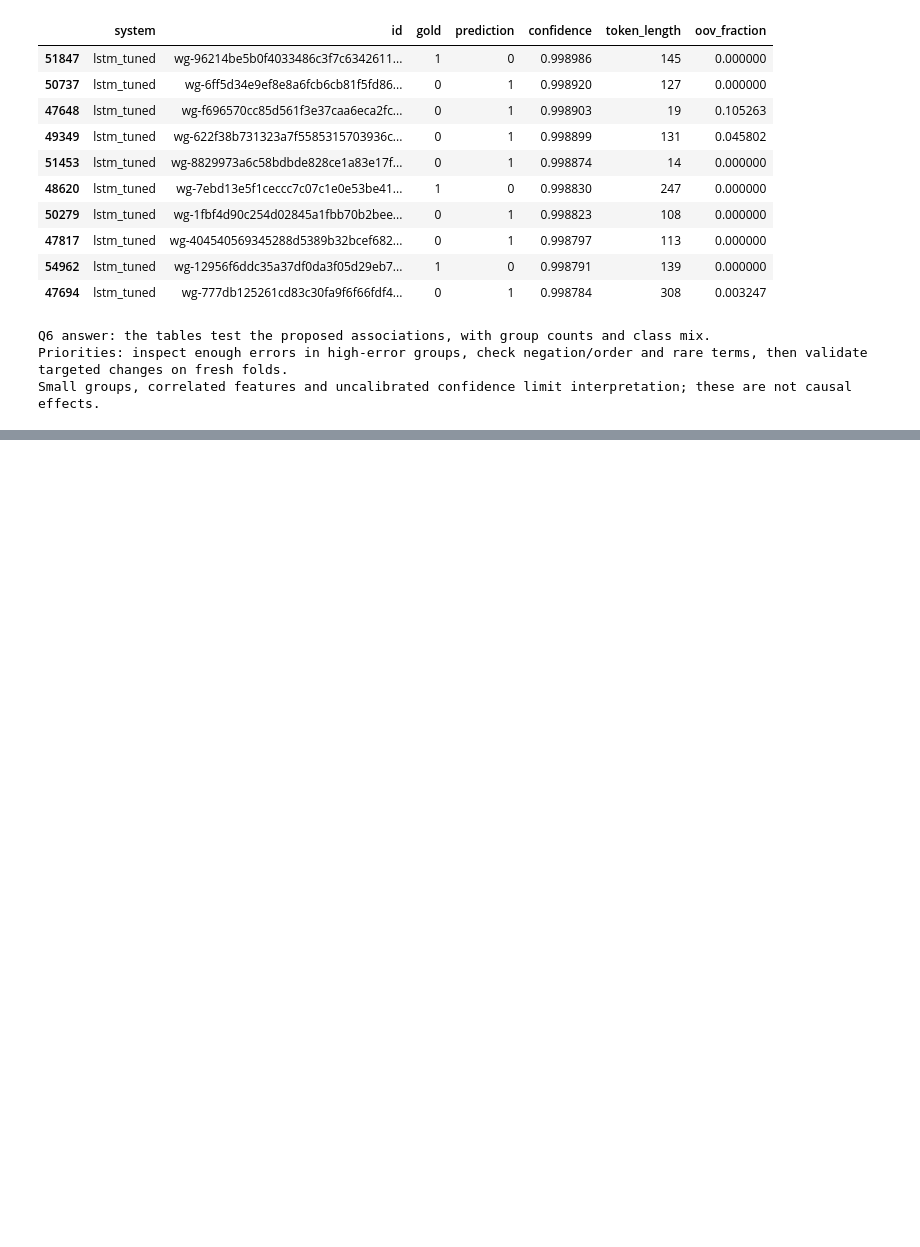
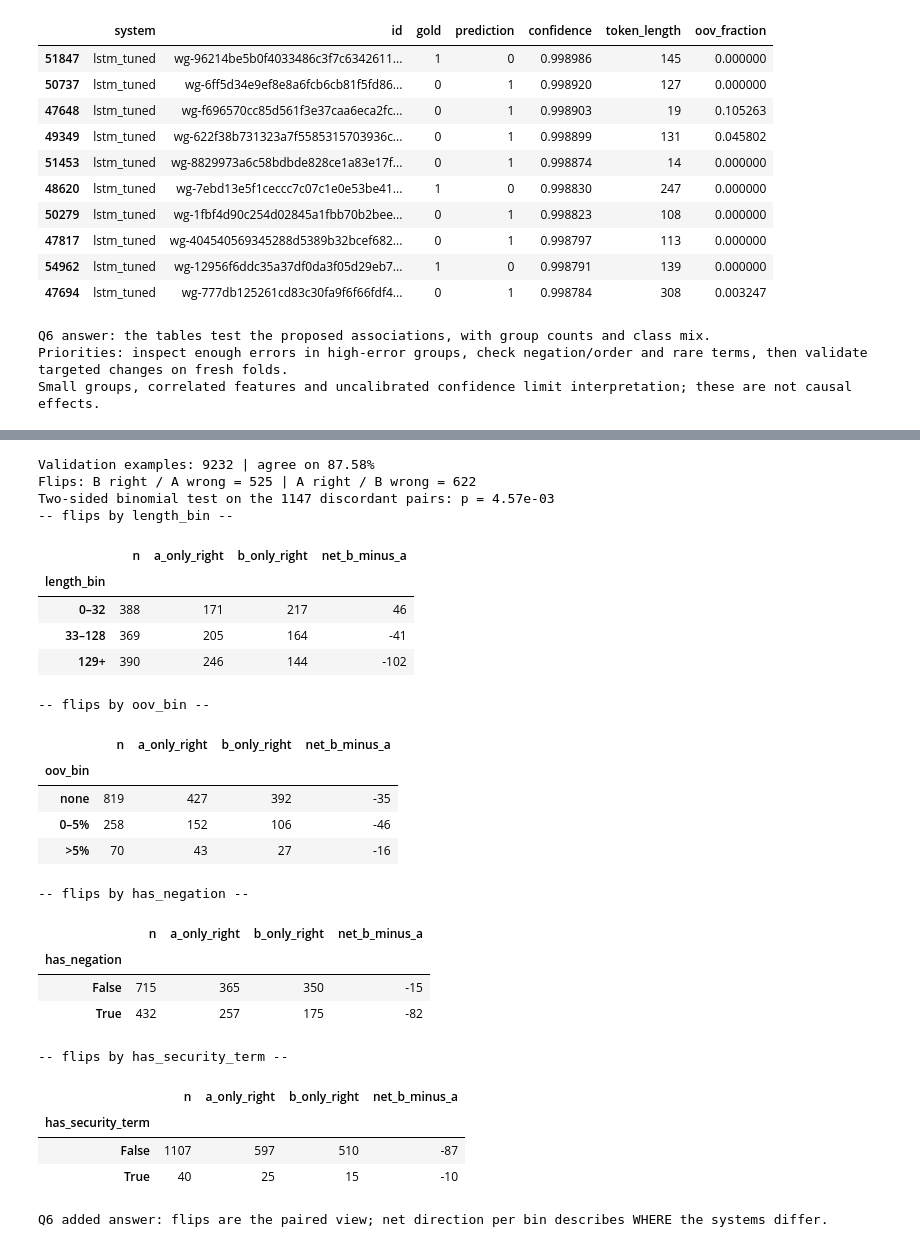
Before and after one commit to Nivya-21/nlp1-student, a Jupyter notebook: part2/project2.ipynb, the cells around one changed output, grey strips where cells are left out. Saved outputs shown, nothing was run; the diff lists cells and outputs as text; code cells hidden in the pictures; blank space fills up the shorter version.

```diff
--- a/part2/project2.ipynb
+++ b/part2/project2.ipynb
@@ -802,0 +820,53 @@ Small groups, correlated features and uncalibrated confidence limit interpretati
+# %%
+# Q6b — which examples flip between the two systems on the SAME validation examples?
+a, b = "mean_tuned", "lstm_tuned"
+left = errors[errors.system == a].set_index("id")
+right = errors[errors.system == b].set_index("id")[["prediction"]].rename(columns={"prediction": "prediction_b"})
+joined = left.merge(right, left_index=True, right_index=True, validate="one_to_one")
+joined["a_correct"] = joined.prediction.eq(joined.gold)
+joined["b_correct"] = joined.prediction_b.eq(joined.gold)
+only_a = joined.a_correct & ~joined.b_correct   # A right where B wrong
+only_b = ~joined.a_correct & joined.b_correct   # B right where A wrong
+print(f"Validation examples: {len(joined)} | agree on {joined.a_correct.eq(joined.b_correct).mean():.2%}")
+print(f"Flips: B right / A wrong = {only_b.sum()} | A right / B wrong = {only_a.sum()}")
+try:
+    from scipy.stats import binomtest
+    n_discordant = int(only_b.sum() + only_a.sum())
+    p_value = binomtest(int(only_b.sum()), n_discordant, 0.5).pvalue
+    print(f"Two-sided binomial test on the {n_discordant} discordant pairs: p = {p_value:.2e}")
+except ImportError:
+    print("scipy unavailable; report the flip counts without a test.")
+for feature in ["length_bin", "oov_bin", "has_negation", "has_security_term"]:
+    table = joined[only_a | only_b].groupby(feature, observed=True).agg(
+        n=("a_correct", "size"), a_only_right=("a_correct", "sum"), b_only_right=("b_correct", "sum"))
+    table["net_b_minus_a"] = table.b_only_right - table.a_only_right
+    print(f"-- flips by {feature} --")
+    display(table)
+print("Q6 added answer: flips are the paired view; net direction per bin describes WHERE the systems differ.")
+# %% [output]
+Validation examples: 9232 | agree on 87.58%
+Flips: B right / A wrong = 525 | A right / B wrong = 622
+Two-sided binomial test on the 1147 discordant pairs: p = 4.57e-03
+-- flips by length_bin --
+|  | n | a_only_right | b_only_right | net_b_minus_a |
+| length_bin |  |  |  |  |
+| 0–32 | 388 | 171 | 217 | 46 |
+| 33–128 | 369 | 205 | 164 | -41 |
+| 129+ | 390 | 246 | 144 | -102 |
+-- flips by oov_bin --
+|  | n | a_only_right | b_only_right | net_b_minus_a |
+| oov_bin |  |  |  |  |
+| none | 819 | 427 | 392 | -35 |
+| 0–5% | 258 | 152 | 106 | -46 |
+| >5% | 70 | 43 | 27 | -16 |
+-- flips by has_negation --
+|  | n | a_only_right | b_only_right | net_b_minus_a |
+| has_negation |  |  |  |  |
+| False | 715 | 365 | 350 | -15 |
+| True | 432 | 257 | 175 | -82 |
+-- flips by has_security_term --
+|  | n | a_only_right | b_only_right | net_b_minus_a |
+| has_security_term |  |  |  |  |
+| False | 1107 | 597 | 510 | -87 |
+| True | 40 | 25 | 15 | -10 |
+Q6 added answer: flips are the paired view; net direction per bin describes WHERE the systems differ.
```
Also changed, not shown: parts of 7 cells of this notebook.
